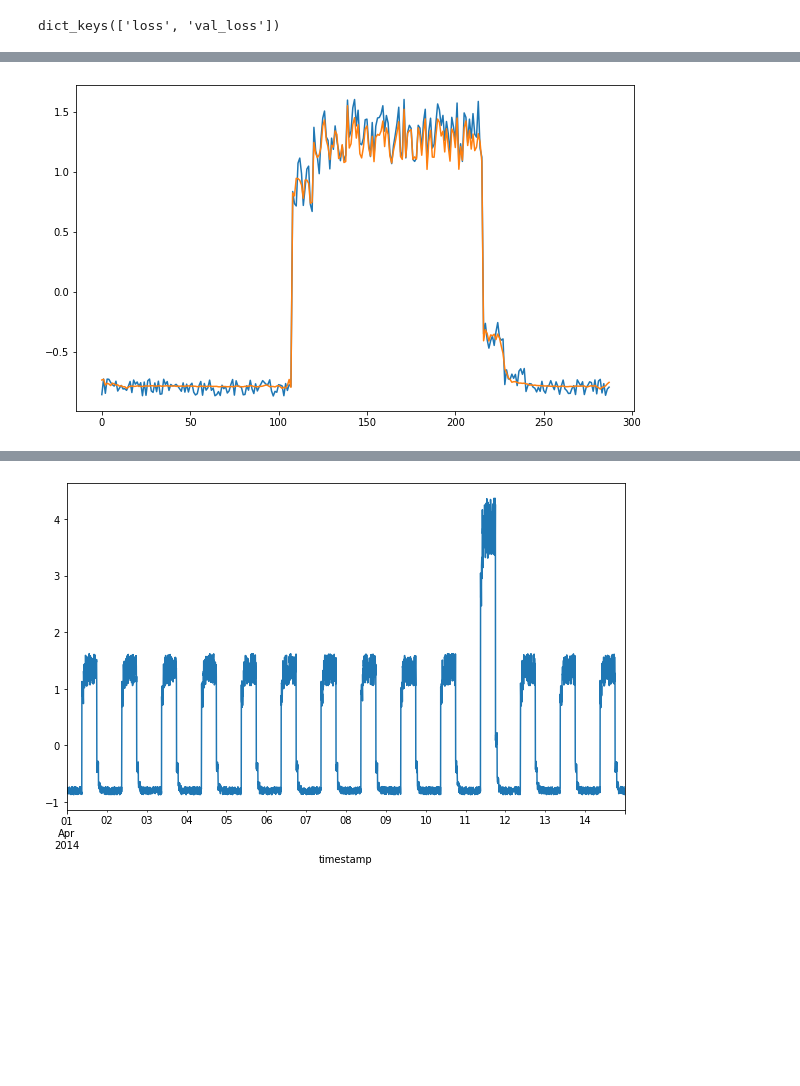
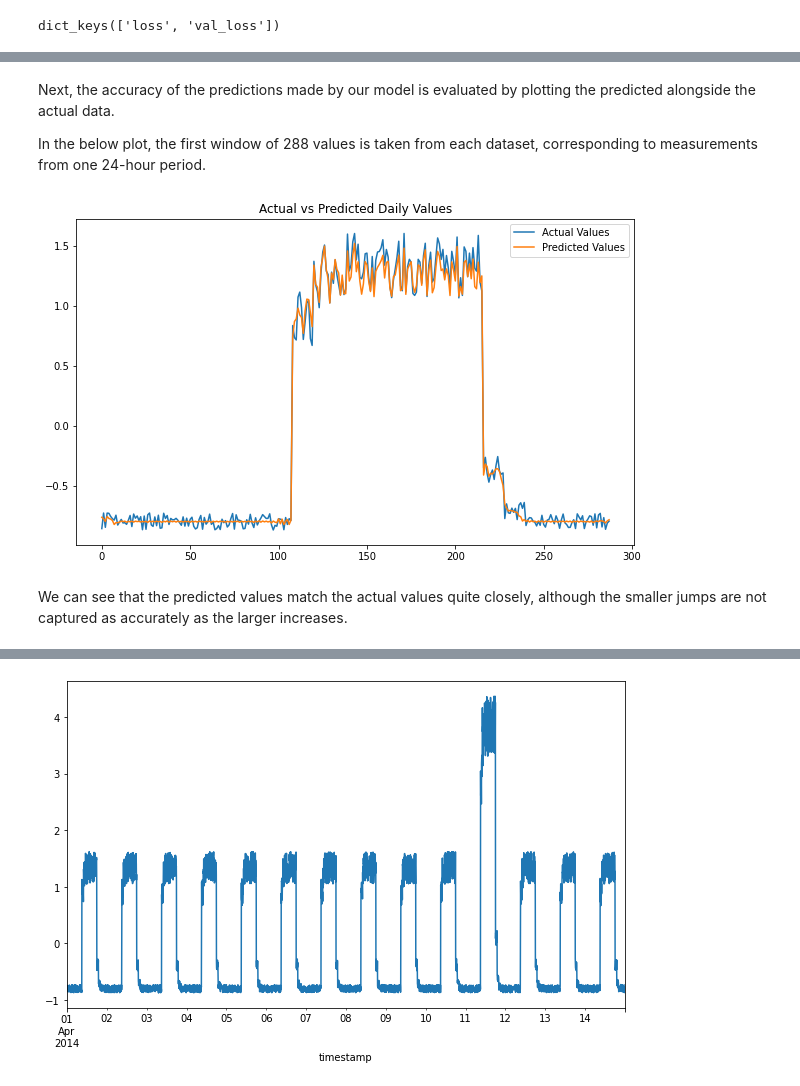
Before and after one commit to katemcg93/ML_Stats, a Jupyter notebook: Topic 5 - Keras Time Series Anomaly Detection.ipynb, the cells around one changed output, grey strips where cells are left out. Drawn from its saved outputs; the diff is of its cells as text; code cells hidden in the pictures; blank space fills up the shorter version.

```diff
--- a/Topic 5 - Keras Time Series Anomaly Detection.ipynb
+++ b/Topic 5 - Keras Time Series Anomaly Detection.ipynb
@@ -781,11 +798,20 @@ threshold
+# %% [markdown]
+Next, the accuracy of the predictions made by our model is evaluated by plotting the predicted alongside the actual data.
+
+In the below plot, the first window of 288 values is taken from each dataset, corresponding to measurements from one 24-hour period.
 # %%
-#
+# Initiate plot
 fig, ax = plt.subplots(figsize=(10, 6))
 
-#
-ax.plot(x_train[0])
 
-#
-ax.plot(x_train_pred[0]);
+#First 288 values of both datasets
+ax.plot(x_train[0], label = "Actual Values")
+ax.plot(x_train_pred[0], label = "Predicted Values");
+
+ax.set_title("Actual vs Predicted Daily Values")
+
+plt.legend();
 # %% [output]
-[figure, old version]
+[figure, new version]
+# %% [markdown]
+We can see that the predicted values match the actual values quite closely, although the smaller jumps are not captured as accurately as the larger increases.
```
Also changed, not shown: parts of 36 cells of this notebook, 1 other file.
